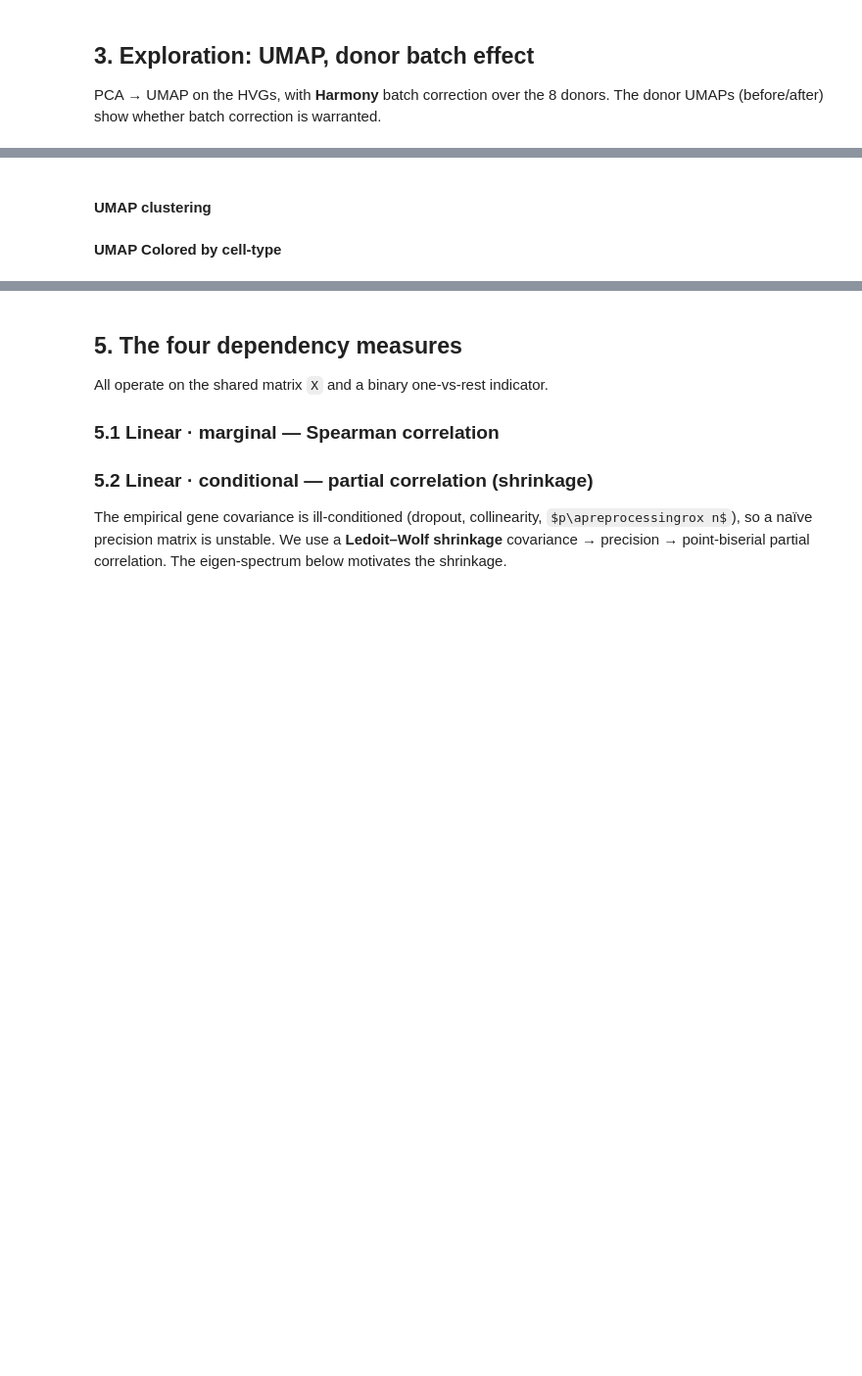
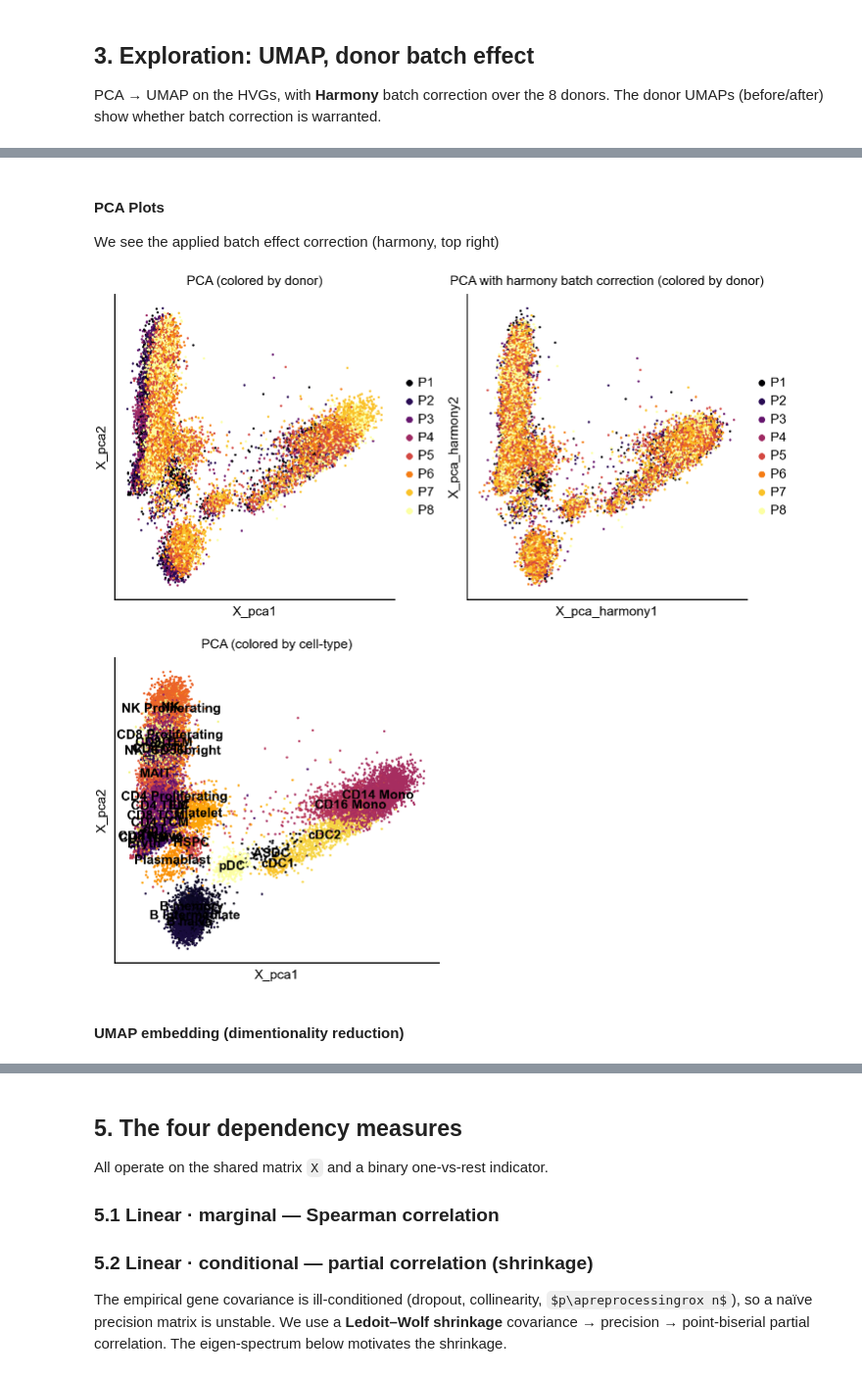
Before and after one commit to inbar/data_science_for_life_science_summer_2026_project_python, a Jupyter notebook: notebooks/notebook.ipynb, the cells around one changed output, grey strips where cells are left out. Shown at 98% size. Cells and saved outputs as stored; diff of their text form; code cells hidden in the pictures; some formulas as TeX source; blank space fills up the shorter version.

```diff
--- a/notebooks/notebook.ipynb
+++ b/notebooks/notebook.ipynb
@@ -273,3 +299,31 @@ rna_preprocessing.perform_pca_harmony_in_place(rna_dataset)
+# %% [markdown]
+#### PCA Plots
+
+We see the applied batch effect correction (harmony, top right)
+# %%
+_, axes = plt.subplots(ncols=2, figsize=(6, 3))
+
+plotting.plot_embedding(rna_dataset,
+                        obsm_key="X_pca",
+                        title="PCA (colored by donor)",
+                        color_by_key="donor",
+                        ax=axes[0])
+plotting.plot_embedding(rna_dataset,
+                        obsm_key="X_pca_harmony",
+                        title="PCA with harmony batch correction (colored by donor)",
+                        color_by_key="donor",
+                        ax=axes[1])
+
+plotting.plot_embedding(rna_dataset,
+                        obsm_key="X_pca",
+                        title="PCA (colored by cell-type)",
+                        color_by_key=LEVEL,
+                        legend_loc="on data")
+# %% [output]
+[figure, added]
+[figure, added]
+# %% [markdown]
+#### UMAP embedding (dimentionality reduction)
 # %%
 rna_preprocessing.perform_umap_in_place(rna_dataset)
 rna_preprocessing.perform_umap_harmony_in_place(rna_dataset)
@@ -279,4 +329,0 @@ donors = rna_dataset.obs[config.DONOR_KEY]
-# %% [markdown]
-#### UMAP clustering
-# %% [markdown]
-**UMAP Colored by cell-type**
```
Also changed, not shown: parts of 26 cells of this notebook, 3 other files.
